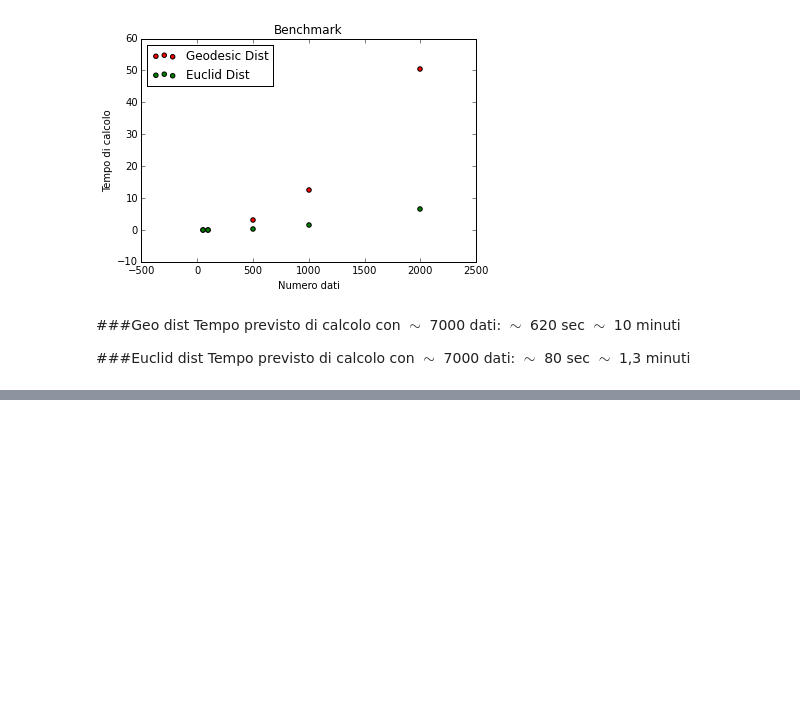
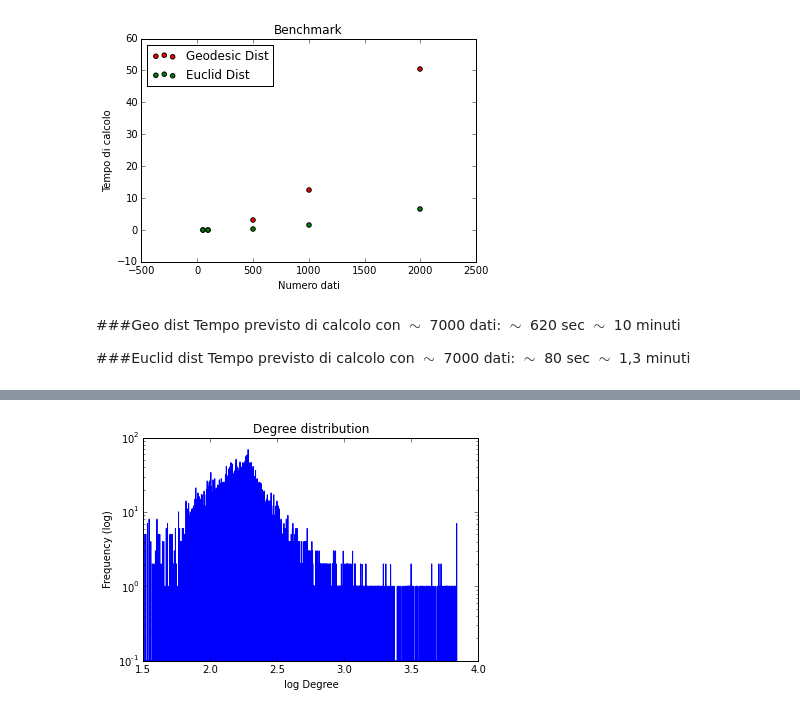
Before and after one commit to FedericoMuciaccia/SistemiComplessi, a Jupyter notebook: src/Iuri distanze.ipynb, the cells around one changed output, grey strips where cells are left out. Saved outputs shown, nothing was run; the diff lists cells and outputs as text; code cells hidden in the pictures; blank space fills up the shorter version.

```diff
--- a/src/Iuri distanze.ipynb
+++ b/src/Iuri distanze.ipynb
@@ -302,0 +332,13 @@ Tempo previsto di calcolo con $\sim$ 7000 dati: $\sim$ 80 sec $\sim$ 1,3 minuti
+# %%
+def degreeDistribution(gradi):
+    pyplot.hist(numpy.log10(gradi), bins=max(gradi)-min(gradi), histtype='step', log=True)
+    pyplot.title('Degree distribution')
+    pyplot.xlabel("log Degree")
+    pyplot.ylabel("Frequency (log)")
+    # return
+    # histtype='bar', alpha=0.5
+    # bins=max(grado)-min(grado)
+
+distribuzione = degreeDistribution(grado)
+# %% [output]
+[figure, added]
```
Also changed, not shown: parts of 5 cells of this notebook, 1 other file.
